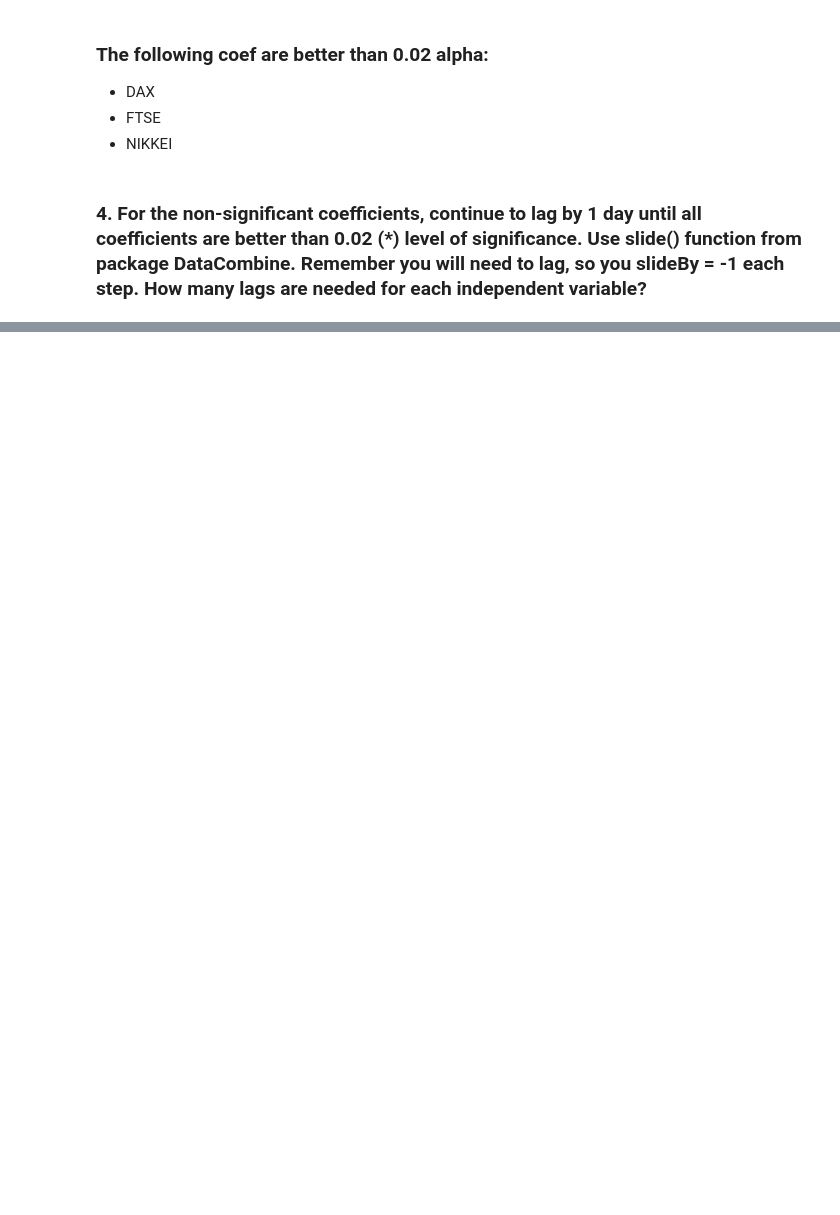
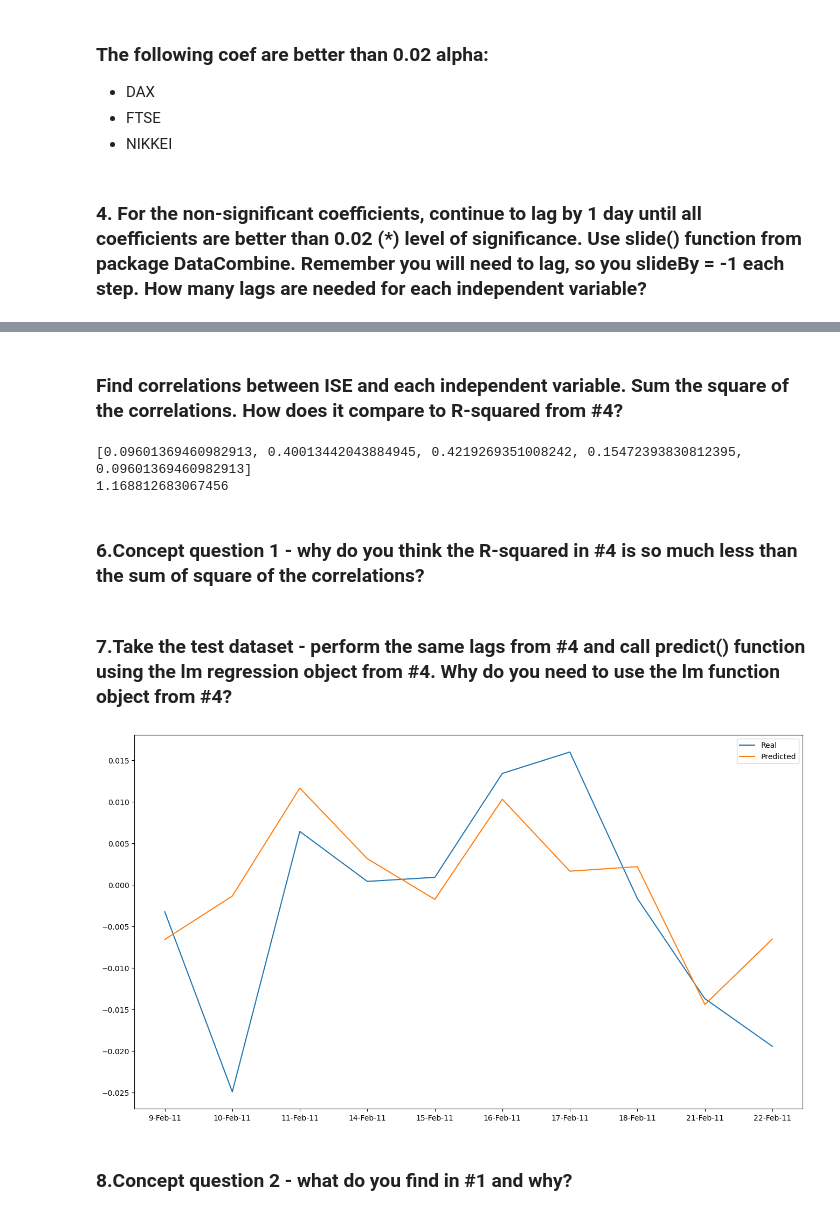
Before and after one commit to Ryan47Liao/TimeSeries, a Jupyter notebook: TS_hw2.ipynb, the cells around one changed output, grey strips where cells are left out. Saved outputs shown, nothing was run; the diff lists cells and outputs as text; code cells hidden in the pictures; blank space fills up the shorter version.

```diff
--- a/TS_hw2.ipynb
+++ b/TS_hw2.ipynb
@@ -176,6 +178,3 @@ def slide(df,features,slideBy):
         elif slideBy > 0: #Up-lag,Slide Up
             out[feature] =  list(X2.SP[slideBy:]) + [None for i in range(abs(slideBy))]
     return out
-# %%
-def all_significant(est,alpha=0.02,tol=1):
-    return sum(est.pvalues > alpha) - tol <= 0
@@ -209,0 +181,10 @@ dtype: float64
+# %%
+def all_significant(est,alpha=0.02,white_list = ['const']):
+    #return sum(est.pvalues > alpha) - tol <= 0
+    res = list(est.pvalues[(est.pvalues > alpha)].keys())
+    #print('\t',est.pvalues[(est.pvalues > alpha)])
+    out = [i for i in res if i not in white_list]
+    if out == []:
+        return True,out
+    else:
+        return False,out
@@ -209,0 +208,18 @@ dtype: float64
+# %%
+allSig,lag_vars = all_significant(est2)
+lag = 0
+Train_new = Train.copy()
+while not allSig:
+    lag += 1
+    print(f"{lag_vars} down lag {lag}")
+    #Lag data
+    Train_new = slide(Train_new,lag_vars,slideBy = -1)
+    Train_new = Train_new.dropna()
+    X_train = Train_new[['SP','DAX','FTSE','NIKKEI','BOVESPA']]
+    X_temp = sm.add_constant(X_train)
+    y_temp = Train_new['ISE']
+    #Train new model with adjusted data
+    est = sm.OLS(y_temp, X_temp)
+    est3 = est.fit()
+    allSig,lag_vars = all_significant(est3)
+print('######################        Lagging Complete               ########################')
@@ -209,0 +255,12 @@ dtype: float64
+# %% [markdown]
+### Find correlations between ISE and each independent variable. Sum the square of the correlations. How does it compare to R-squared from #4?
+# %%
+cor_list = [pearsonr(X_temp[col], y_temp)[0]**2 for col in X2 if col != 'const']
+print(cor_list)
+print(sum(cor_list))
+#The sum square of correlation is much higher than the R2 of Q4
+# %% [output]
+[0.09601369460982913, 0.40013442043884945, 0.4219269351008242, 0.15472393830812395, 0.09601369460982913]
+1.168812683067456
+# %% [markdown]
+### 6.Concept question 1 - why do you think the R-squared in #4 is so much less than the sum of square of the correlations?
@@ -209,0 +269,17 @@ dtype: float64
+# %% [markdown]
+### 7.Take the test dataset - perform the same lags from #4 and call predict() function using the lm regression object from #4. Why do you need to use the lm function object from #4?
+# %%
+X_test = Test[['SP','DAX','FTSE','NIKKEI','BOVESPA']]
+X_test = sm.add_constant(X_test)
+y_test = Test['ISE']
+y_pred = est3.predict(X_test)
+# %%
+plt.figure(figsize=(16,9))
+plt.plot(y_test)
+plt.plot(y_pred)
+plt.legend(['Real','Predicted'])
+plt.show()
+# %% [output]
+[figure, added]
+# %% [markdown]
+### 8.Concept question 2 - what do you find in #1 and why?
```
Also changed, not shown: parts of 10 cells of this notebook.
